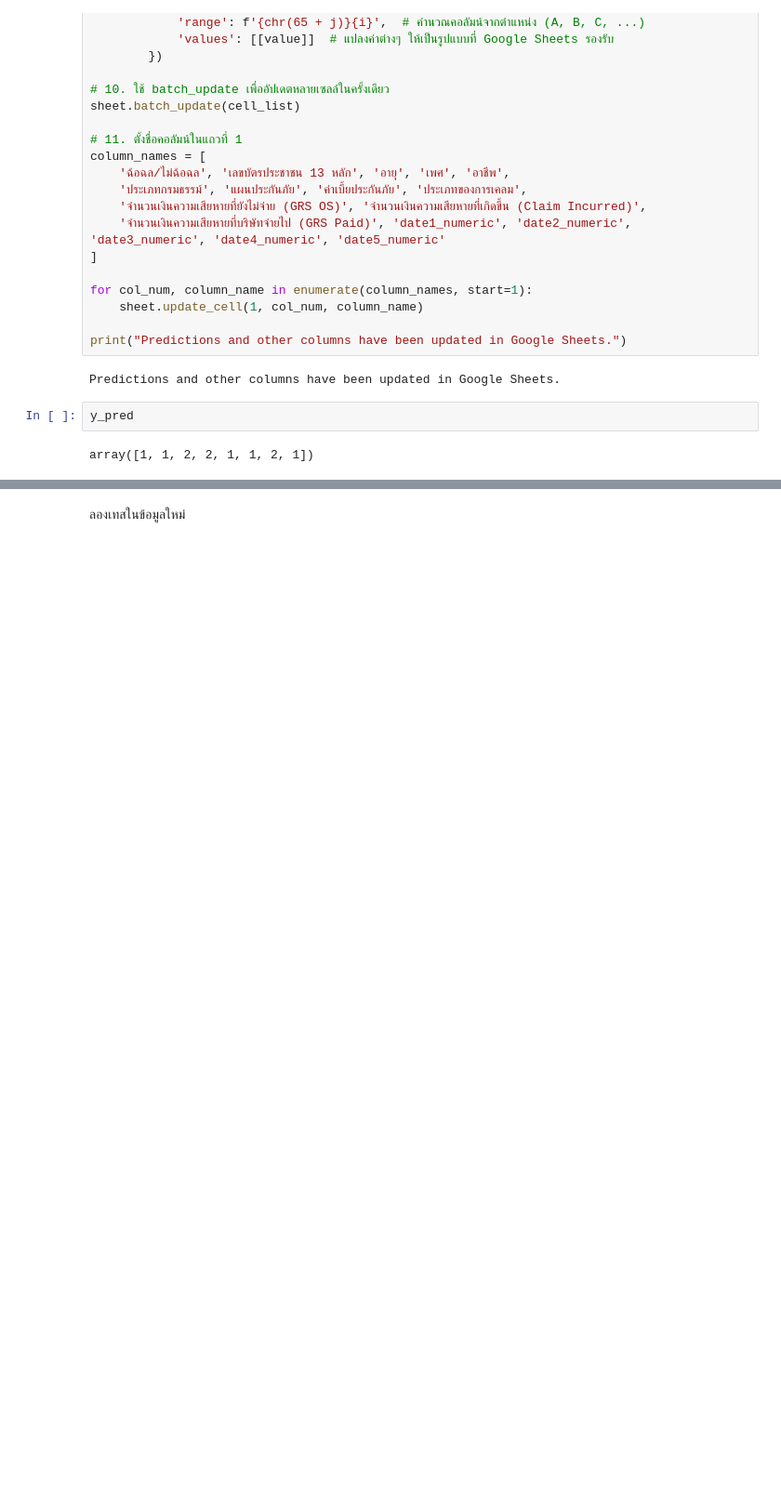
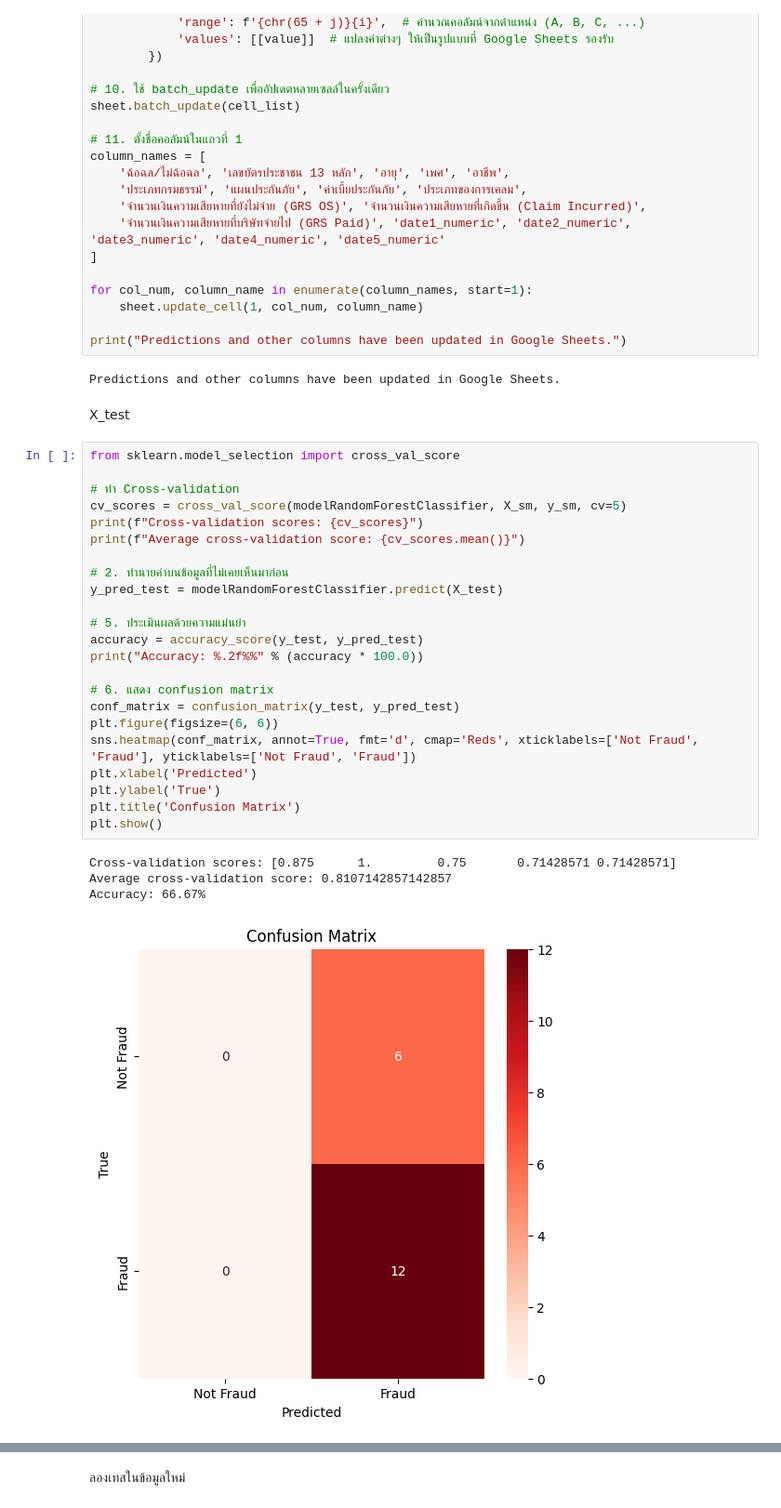
Before and after one commit to Suchada2000/MY-WORK, a Jupyter notebook: Untitled31.ipynb, the cells around one changed output, grey strips where cells are left out. Shown at 93% size. Drawn from its saved outputs; the diff is of its cells as text; blank space fills up the shorter version.

```diff
--- a/Untitled31.ipynb
+++ b/Untitled31.ipynb
@@ -421,7 +473,33 @@ for col_num, column_name in enumerate(column_names, start=1):
 print("Predictions and other columns have been updated in Google Sheets.")
 # %% [output]
 Predictions and other columns have been updated in Google Sheets.
-# %%
-y_pred
-# %% [output]
-array([1, 1, 2, 2, 1, 1, 2, 1])
+# %% [markdown]
+X_test
+# %%
+from sklearn.model_selection import cross_val_score
+
+# ทำ Cross-validation
+cv_scores = cross_val_score(modelRandomForestClassifier, X_sm, y_sm, cv=5)
+print(f"Cross-validation scores: {cv_scores}")
+print(f"Average cross-validation score: {cv_scores.mean()}")
+
+# 2. ทำนายค่าบนข้อมูลที่ไม่เคยเห็นมาก่อน
+y_pred_test = modelRandomForestClassifier.predict(X_test)
+
+# 5. ประเมินผลด้วยความแม่นยำ
+accuracy = accuracy_score(y_test, y_pred_test)
+print("Accuracy: %.2f%%" % (accuracy * 100.0))
+
+# 6. แสดง confusion matrix
+conf_matrix = confusion_matrix(y_test, y_pred_test)
+plt.figure(figsize=(6, 6))
+sns.heatmap(conf_matrix, annot=True, fmt='d', cmap='Reds', xticklabels=['Not Fraud', 'Fraud'], yticklabels=['Not Fraud', 'Fraud'])
+plt.xlabel('Predicted')
+plt.ylabel('True')
+plt.title('Confusion Matrix')
+plt.show()
+# %% [output]
+Cross-validation scores: [0.875      1.         0.75       0.71428571 0.71428571]
+Average cross-validation score: 0.8107142857142857
+Accuracy: 66.67%
+[figure, added]
```
Also changed, not shown: parts of 27 cells of this notebook.
